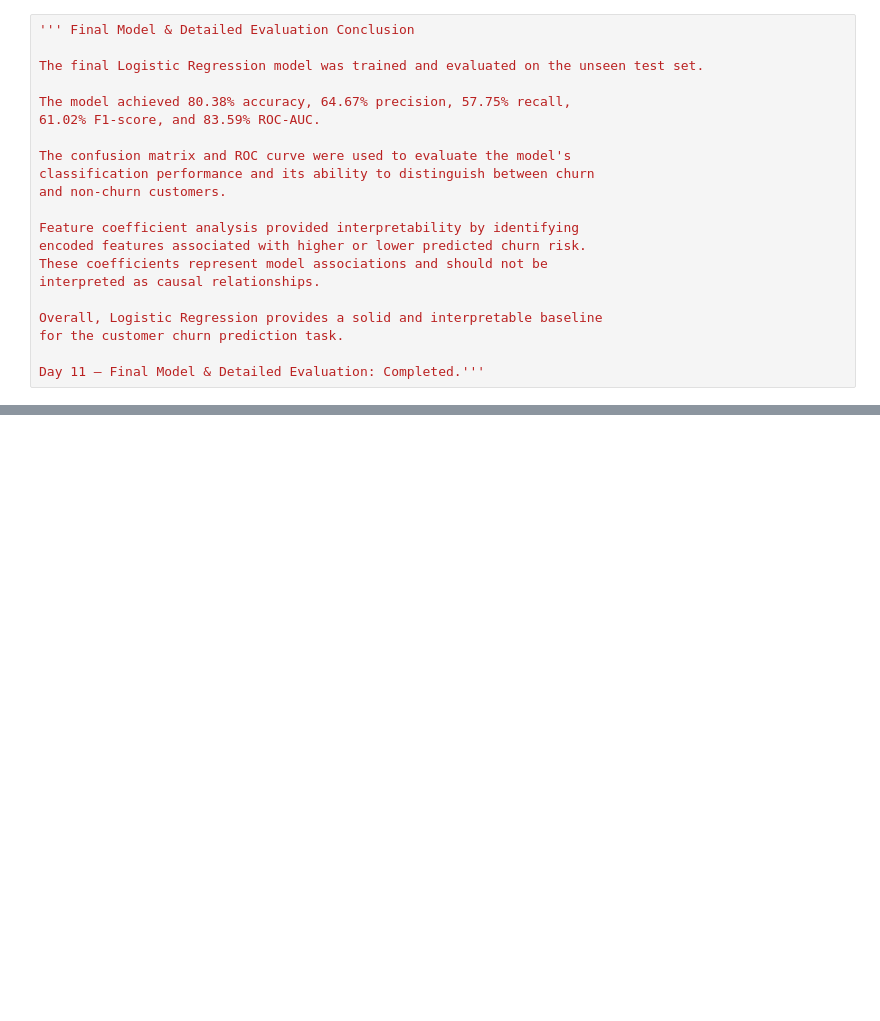
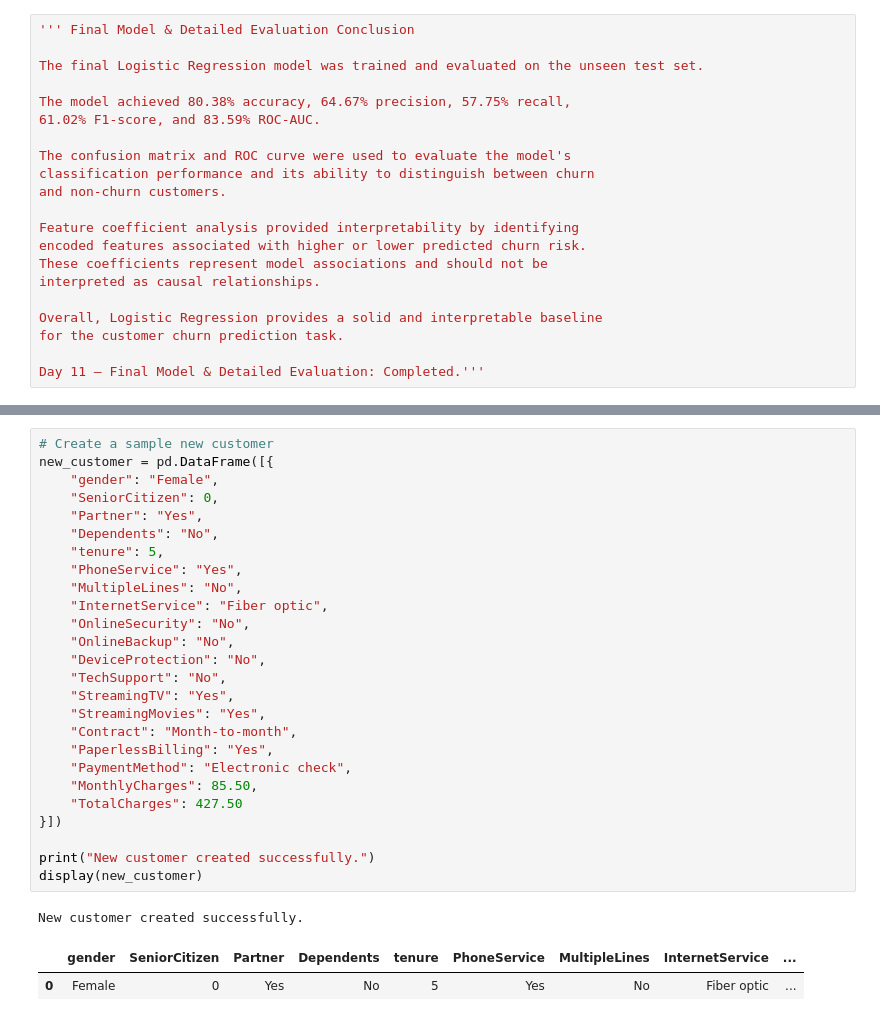
Before and after one commit to vedantparasharcs23-prog/-Machine-Learning-Algorithms, a Jupyter notebook: Projects/Customer-Churn-Prediction/Customer_Churn_Prediction.ipynb, the cells around one changed output, grey strips where cells are left out. Cells and saved outputs as stored; diff of their text form; blank space fills up the shorter version.

```diff
--- a/Projects/Customer-Churn-Prediction/Customer_Churn_Prediction.ipynb
+++ b/Projects/Customer-Churn-Prediction/Customer_Churn_Prediction.ipynb
@@ -3004,0 +2307,30 @@ Day 11 — Final Model & Detailed Evaluation: Completed.'''
+# %%
+# Create a sample new customer
+new_customer = pd.DataFrame([{
+    "gender": "Female",
+    "SeniorCitizen": 0,
+    "Partner": "Yes",
+    "Dependents": "No",
+    "tenure": 5,
+    "PhoneService": "Yes",
+    "MultipleLines": "No",
+    "InternetService": "Fiber optic",
+    "OnlineSecurity": "No",
+    "OnlineBackup": "No",
+    "DeviceProtection": "No",
+    "TechSupport": "No",
+    "StreamingTV": "Yes",
+    "StreamingMovies": "Yes",
+    "Contract": "Month-to-month",
+    "PaperlessBilling": "Yes",
+    "PaymentMethod": "Electronic check",
+    "MonthlyCharges": 85.50,
+    "TotalCharges": 427.50
+}])
+
+print("New customer created successfully.")
+display(new_customer)
+# %% [output]
+New customer created successfully.
+|  | gender | SeniorCitizen | Partner | Dependents | tenure | PhoneService | MultipleLines | InternetService | ... |
+| 0 | Female | 0 | Yes | No | 5 | Yes | No | Fiber optic | ... |
```
Also changed, not shown: parts of 172 cells of this notebook, 2 other files.
